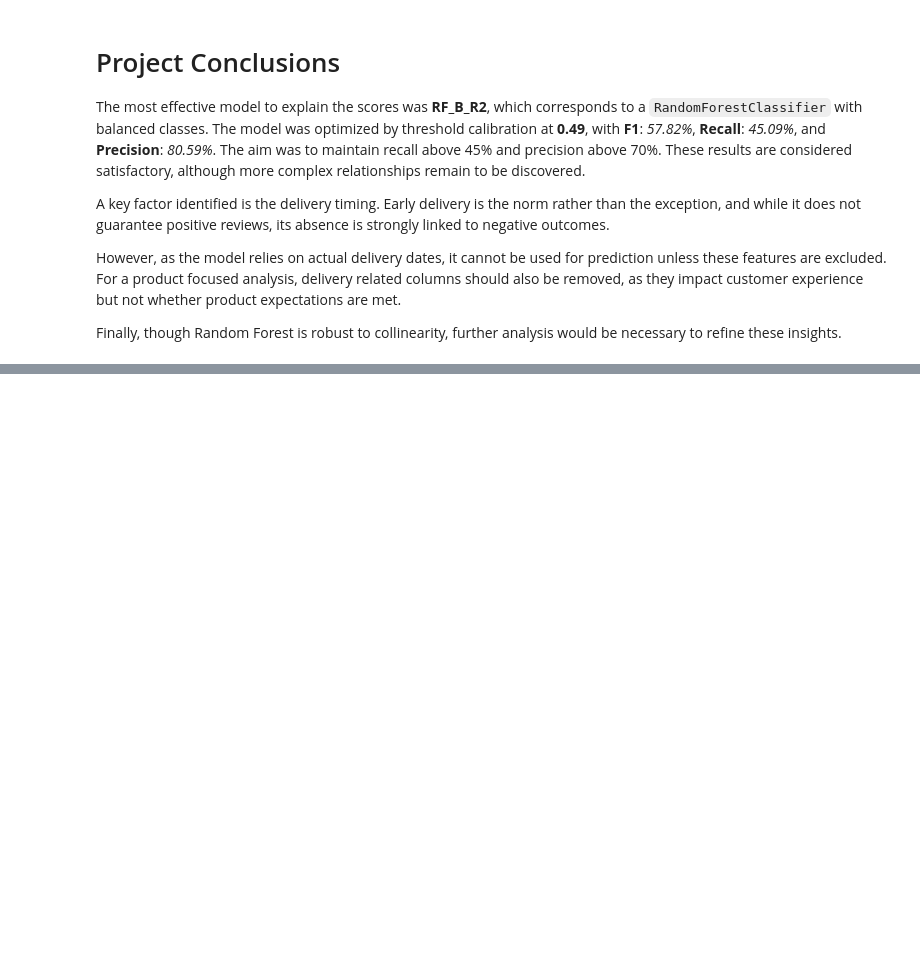
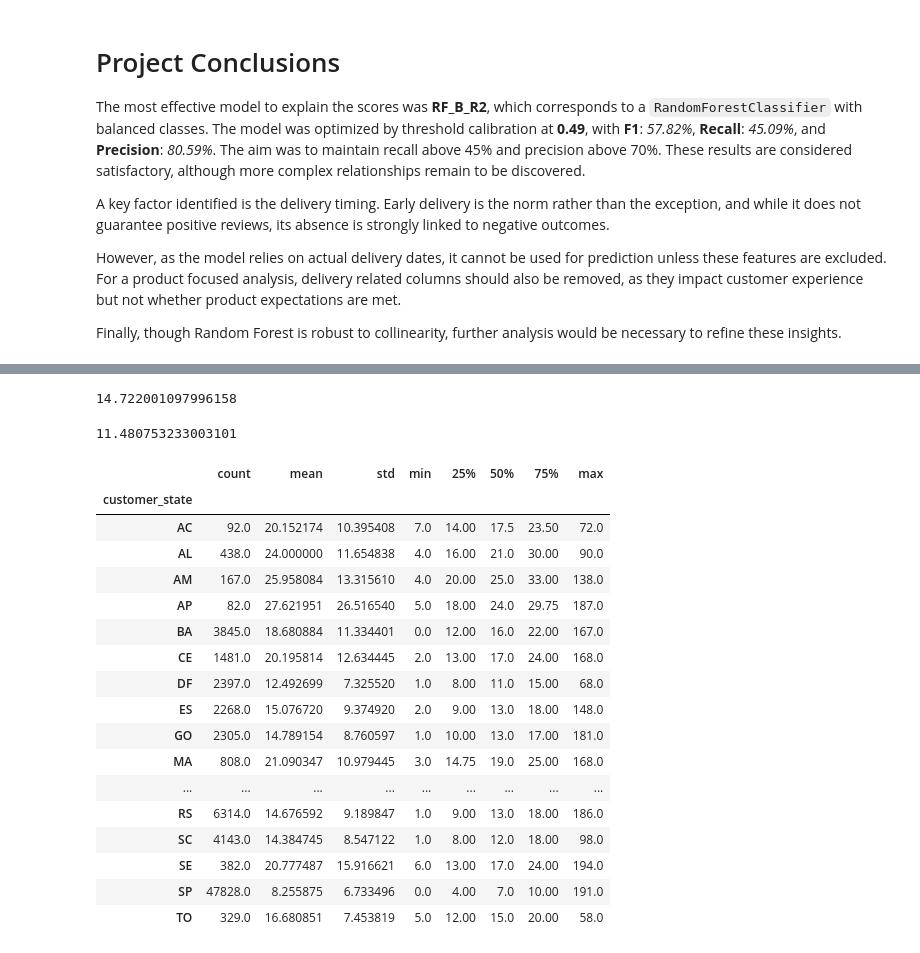
Before and after one commit to SaulKGM3/Brazilian_Ecommerce_Review_Analysis, a Jupyter notebook: Notebook/Brasil_ECom.ipynb, the cells around one changed output, grey strips where cells are left out. Cells and saved outputs as stored; diff of their text form; code cells hidden in the pictures; blank space fills up the shorter version.

```diff
--- a/Notebook/Brasil_ECom.ipynb
+++ b/Notebook/Brasil_ECom.ipynb
@@ -532,0 +873,2 @@ Finally, though Random Forest is robust to collinearity, further analysis would
+# %%
+TablaM["Days_TA"] = (TablaM["order_delivered_customer_date"] - TablaM["order_purchase_timestamp"]).dt.days
@@ -532,0 +895,8 @@ Finally, though Random Forest is robust to collinearity, further analysis would
+# %%
+TablaM.groupby("customer_state")["Days_TA"].mean()["RJ"]
+# %% [output]
+14.722001097996158
+# %%
+TablaM.groupby("customer_state")["Days_TA"].mean()["MG"]
+# %% [output]
+11.480753233003101
@@ -532,0 +905,21 @@ Finally, though Random Forest is robust to collinearity, further analysis would
+# %%
+TablaM.groupby("customer_state")["Days_TA"].describe()
+# %% [output]
+|  | count | mean | std | min | 25% | 50% | 75% | max |
+| customer_state |  |  |  |  |  |  |  |  |
+| AC | 92.0 | 20.152174 | 10.395408 | 7.0 | 14.00 | 17.5 | 23.50 | 72.0 |
+| AL | 438.0 | 24.000000 | 11.654838 | 4.0 | 16.00 | 21.0 | 30.00 | 90.0 |
+| AM | 167.0 | 25.958084 | 13.315610 | 4.0 | 20.00 | 25.0 | 33.00 | 138.0 |
+| AP | 82.0 | 27.621951 | 26.516540 | 5.0 | 18.00 | 24.0 | 29.75 | 187.0 |
+| BA | 3845.0 | 18.680884 | 11.334401 | 0.0 | 12.00 | 16.0 | 22.00 | 167.0 |
+| CE | 1481.0 | 20.195814 | 12.634445 | 2.0 | 13.00 | 17.0 | 24.00 | 168.0 |
+| DF | 2397.0 | 12.492699 | 7.325520 | 1.0 | 8.00 | 11.0 | 15.00 | 68.0 |
+| ES | 2268.0 | 15.076720 | 9.374920 | 2.0 | 9.00 | 13.0 | 18.00 | 148.0 |
+| GO | 2305.0 | 14.789154 | 8.760597 | 1.0 | 10.00 | 13.0 | 17.00 | 181.0 |
+| MA | 808.0 | 21.090347 | 10.979445 | 3.0 | 14.75 | 19.0 | 25.00 | 168.0 |
+| ... | ... | ... | ... | ... | ... | ... | ... | ... |
+| RS | 6314.0 | 14.676592 | 9.189847 | 1.0 | 9.00 | 13.0 | 18.00 | 186.0 |
+| SC | 4143.0 | 14.384745 | 8.547122 | 1.0 | 8.00 | 12.0 | 18.00 | 98.0 |
+| SE | 382.0 | 20.777487 | 15.916621 | 6.0 | 13.00 | 17.0 | 24.00 | 194.0 |
+| SP | 47828.0 | 8.255875 | 6.733496 | 0.0 | 4.00 | 7.0 | 10.00 | 191.0 |
+| TO | 329.0 | 16.680851 | 7.453819 | 5.0 | 12.00 | 15.0 | 20.00 | 58.0 |
```
Also changed, not shown: parts of 35 cells of this notebook.
